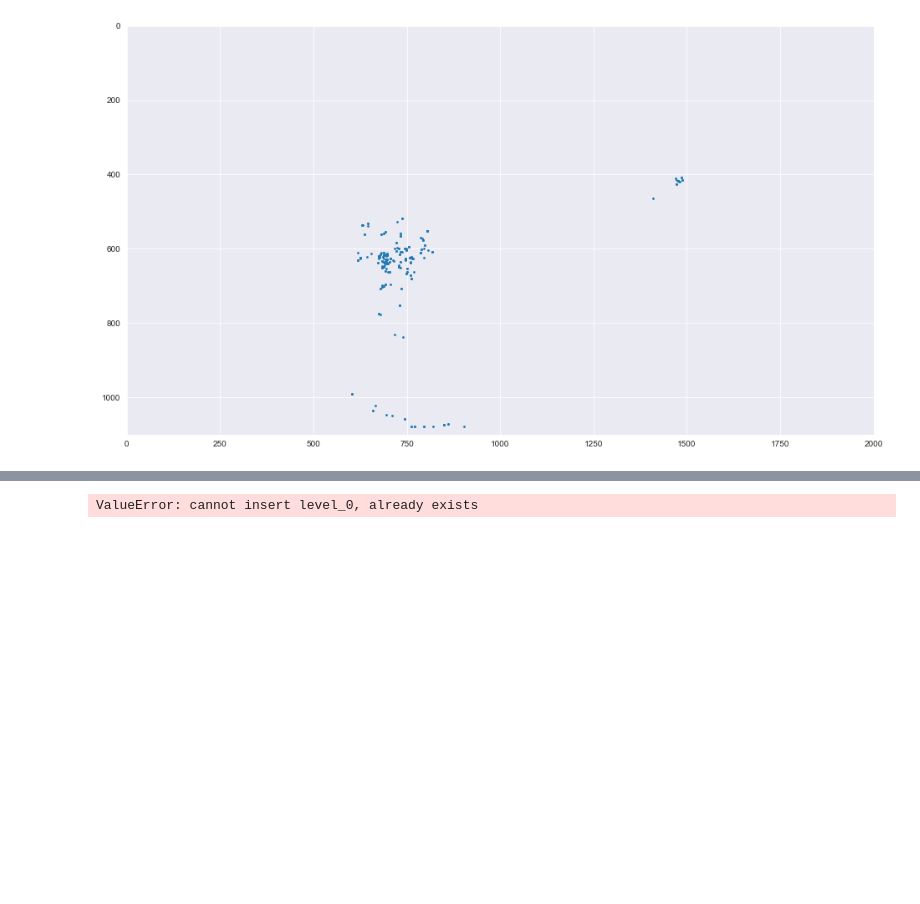
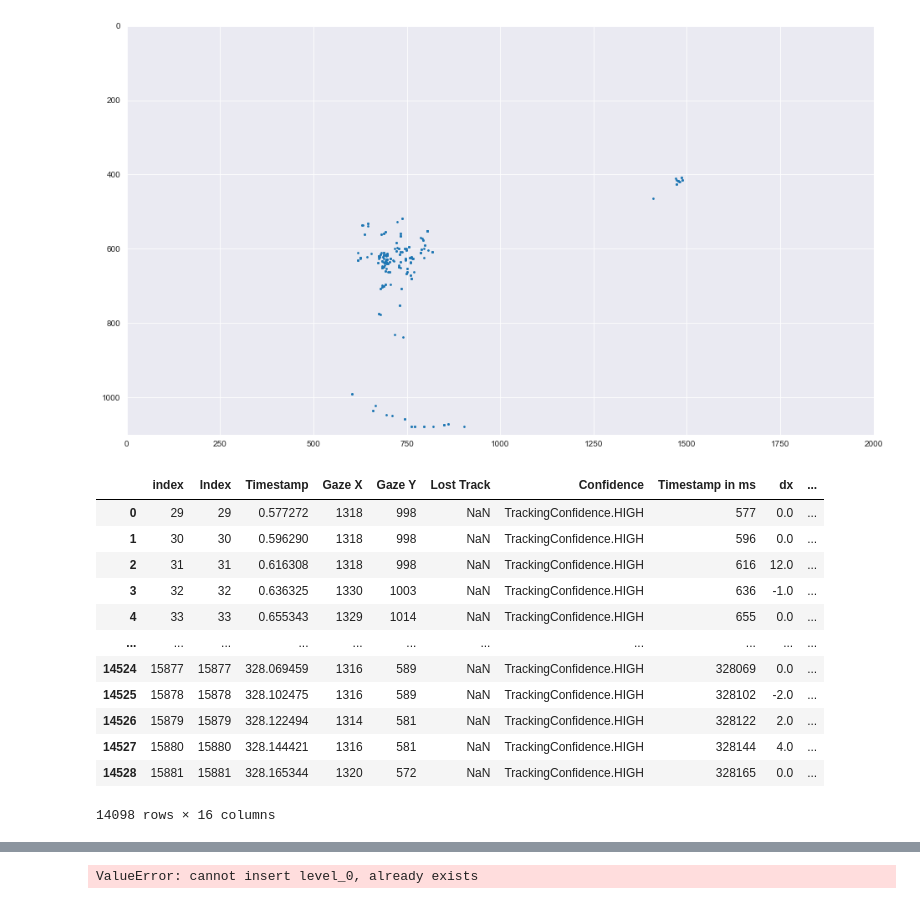
Before and after one commit to giannywise/Eyetracking, a Jupyter notebook: data_analysis.ipynb, the cells around one changed output, grey strips where cells are left out. Drawn from its saved outputs; the diff is of its cells as text; code cells hidden in the pictures; blank space fills up the shorter version.

```diff
--- a/data_analysis.ipynb
+++ b/data_analysis.ipynb
@@ -74,17 +74,32 @@ plt.show()
 # %%
 try:
     del df_new
 except NameError:
     pass
 # Filter
  #and (df_new["dy"] > 0) == True and df_new["dx"] <= 10 == True and df_new["dx"] >= -10 == True
 #df_new['dx'] = np.sqrt(df_new['dx'] ** 2)
 df_new = pd.concat([df,df_rad],axis=1)
 #df_new = df_new.loc[(df_new["dx"] >= 10) & (df_new["dx"] >= -10) == True]
 #df_new = df_new.loc[(df_new["dy"] >= 20 * df_new["dx"]) & (df_new["dy"] > 0) == False]
 #df_new = df_new.loc[(df_new["vx"] < -10) & (df_new["vx"] > 10) == False]
 df_new = df_new[(df_new["vy"] <= 2300) == True]
-df_new = df_new[(df_new["Gaze Y"] <= 1000) == True].reset_index()
+df_new = df_new[(df_new["Gaze Y"] <= 1030) == True].reset_index()
 df_new['Fixation'] = ft.fix(df_new)
+df_new = df_new.loc[(df_new['v'] == 0) & (df_new['Fixation'] == 0) == False]
 df_new
+# %% [output]
+|  | index | Index | Timestamp | Gaze X | Gaze Y | Lost Track | Confidence | Timestamp in ms | dx | ... |
+| 0 | 29 | 29 | 0.577272 | 1318 | 998 | NaN | TrackingConfidence.HIGH | 577 | 0.0 | ... |
+| 1 | 30 | 30 | 0.596290 | 1318 | 998 | NaN | TrackingConfidence.HIGH | 596 | 0.0 | ... |
+| 2 | 31 | 31 | 0.616308 | 1318 | 998 | NaN | TrackingConfidence.HIGH | 616 | 12.0 | ... |
+| 3 | 32 | 32 | 0.636325 | 1330 | 1003 | NaN | TrackingConfidence.HIGH | 636 | -1.0 | ... |
+| 4 | 33 | 33 | 0.655343 | 1329 | 1014 | NaN | TrackingConfidence.HIGH | 655 | 0.0 | ... |
+| ... | ... | ... | ... | ... | ... | ... | ... | ... | ... | ... |
+| 14524 | 15877 | 15877 | 328.069459 | 1316 | 589 | NaN | TrackingConfidence.HIGH | 328069 | 0.0 | ... |
+| 14525 | 15878 | 15878 | 328.102475 | 1316 | 589 | NaN | TrackingConfidence.HIGH | 328102 | -2.0 | ... |
+| 14526 | 15879 | 15879 | 328.122494 | 1314 | 581 | NaN | TrackingConfidence.HIGH | 328122 | 2.0 | ... |
+| 14527 | 15880 | 15880 | 328.144421 | 1316 | 581 | NaN | TrackingConfidence.HIGH | 328144 | 4.0 | ... |
+| 14528 | 15881 | 15881 | 328.165344 | 1320 | 572 | NaN | TrackingConfidence.HIGH | 328165 | 0.0 | ... |
+14098 rows × 16 columns
 # %%
```
Also changed, not shown: parts of 5 cells of this notebook, 1 other file.
